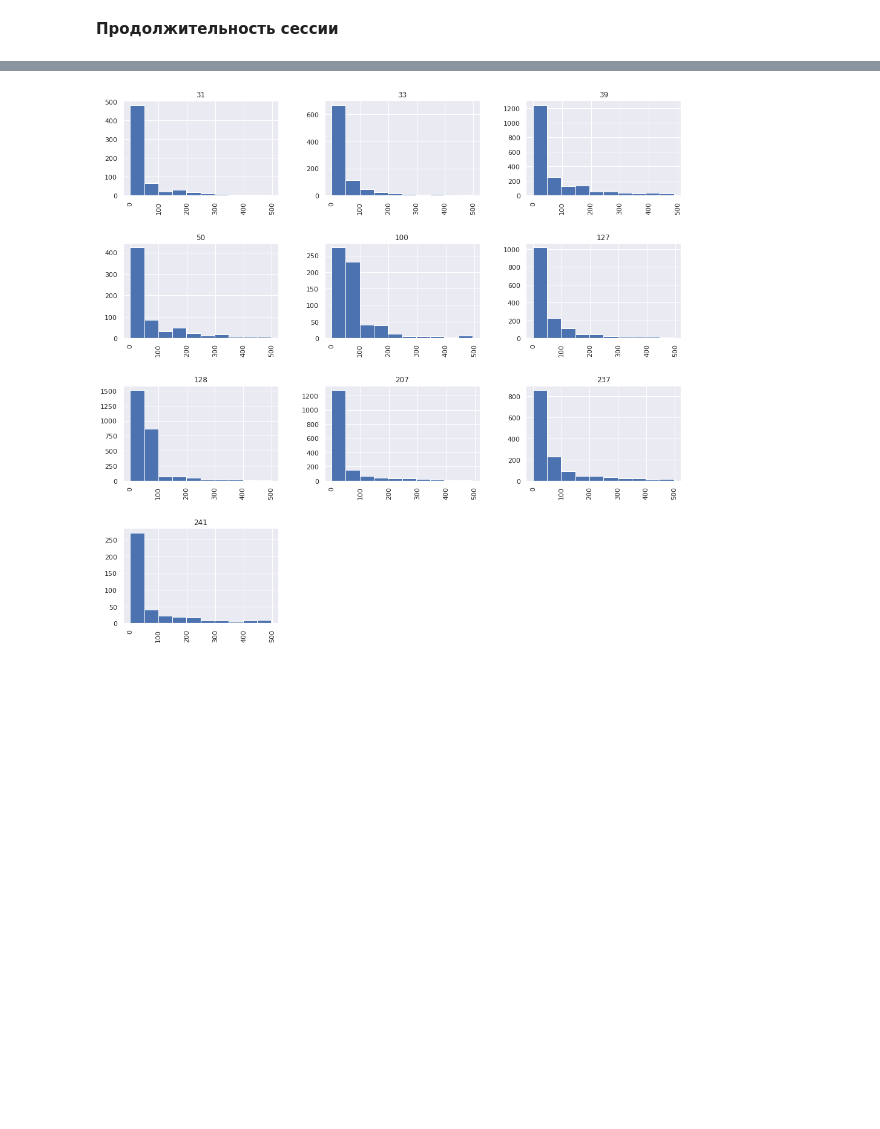
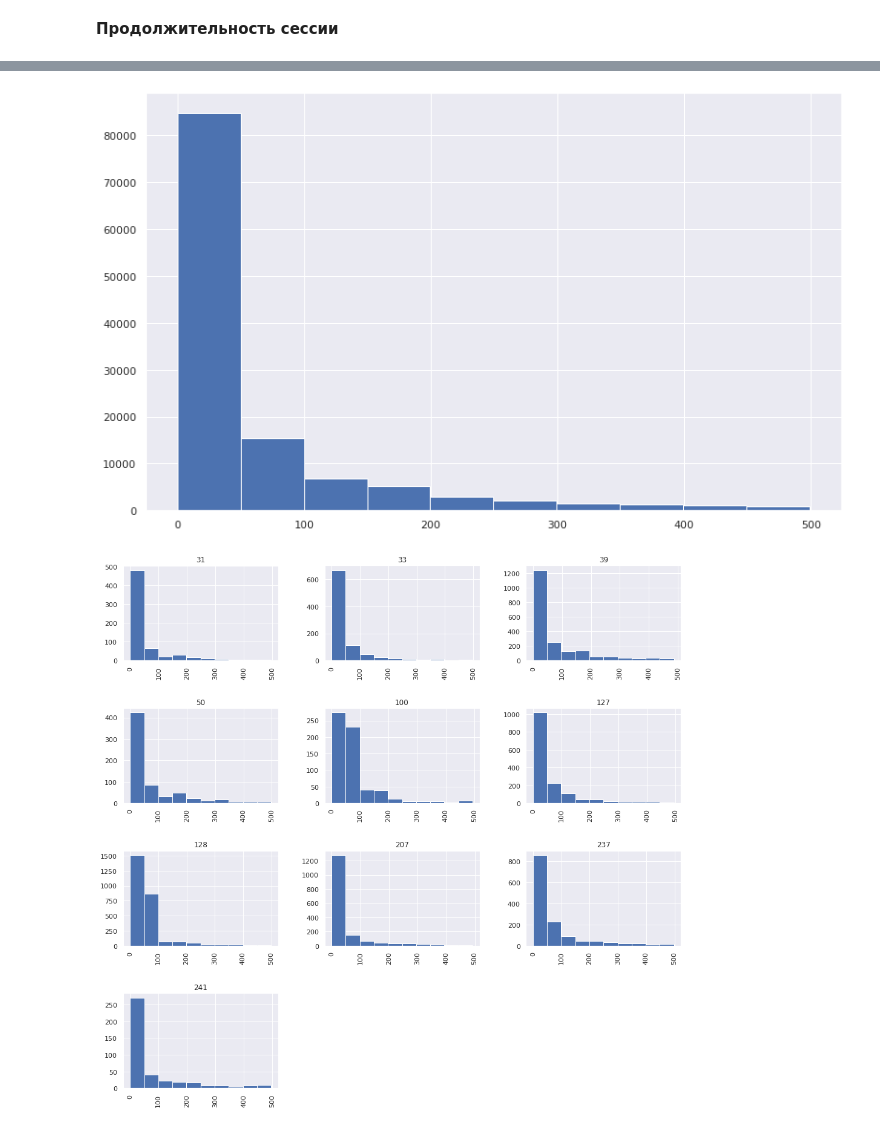
Before and after one commit to Uniholder/Specialization-Yandex-MIPT, a Jupyter notebook: 6_Final_projects/1_user_identification/week3_original.ipynb, the cells around one changed output, grey strips where cells are left out. Cells and saved outputs as stored; diff of their text form; code cells hidden in the pictures; blank space fills up the shorter version.

```diff
--- a/6_Final_projects/1_user_identification/week3_original.ipynb
+++ b/6_Final_projects/1_user_identification/week3_original.ipynb
@@ -851,3 +853,7 @@ train_data_150users.visit_mean_time.hist();
+# %%
+train_data_150users[train_data_150users.session_timespan < 500].session_timespan.hist();
+# %% [output]
+[figure, added]
 # %%
 train_data_10users[train_data_10users.session_timespan < 500].hist('session_timespan', by='user_id', figsize=(16, 16));
 # ограничение для убирания длинного правого хвоста
```
Also changed, not shown: parts of 10 cells of this notebook, 3 other files.
